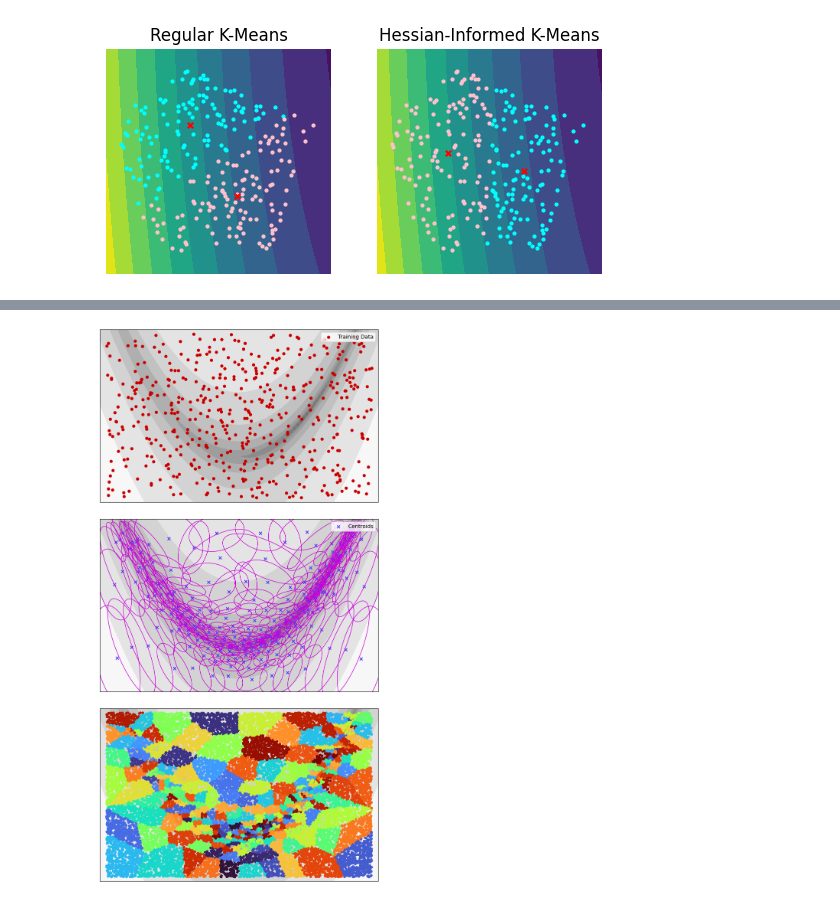
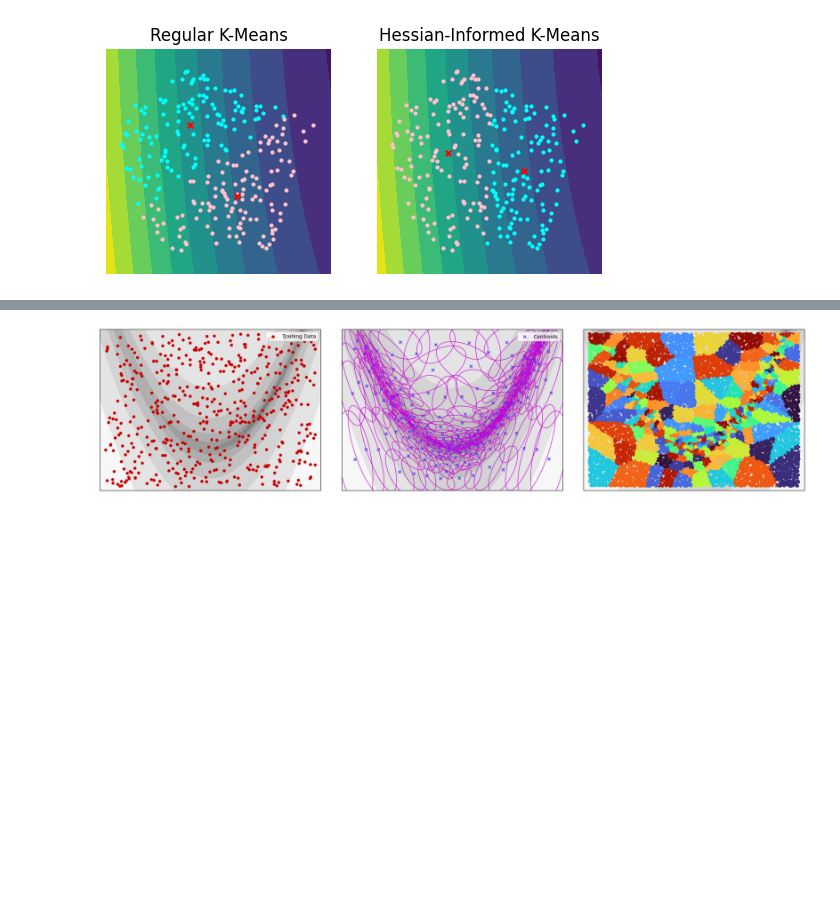
Before and after one commit to ut-padas/affini, a Jupyter notebook: ics_alg_descriptive_figs.ipynb, the cells around one changed output, grey strips where cells are left out. Saved outputs shown, nothing was run; the diff lists cells and outputs as text; code cells hidden in the pictures; blank space fills up the shorter version.

Commit message:
Figure code (from last week)

```diff
--- a/ics_alg_descriptive_figs.ipynb
+++ b/ics_alg_descriptive_figs.ipynb
@@ -604,7 +616,7 @@ labels = _assign_labels(centroids, new_X_train)
 levels = np.linspace(Z.min(), Z.max(), 10)
 
 # plots
-fig, ax = plt.subplots(3, 1, figsize=(8, 15))
+fig, ax = plt.subplots(1, 3, figsize=(20,5))
 fig.tight_layout()
 
 # gray colormap
@@ -639,31 +651,33 @@ ellipses = []
 for j, TR in enumerate(TRs):
     ellipses.append(convert_to_ellipse_object(TR, centroids[j], "#cb00d9", filled=False, alpha=0.7))
 ax[p].contourf(X, Y, np.log10(Z), levels=10, cmap=new_cmap)
 # ax[p].contour(X, Y, np.log10(Z), levels=10, colors="black", linewidths=1.5, alpha=0.5, zorder=0)
 plot_points(centroids, ax[p], color="#4C38FF", marker='x', size=30, label='Centroids')
 plot_ellipses(ellipses, ax[p], False)
 ax[p].set_xlim(xlims)
 ax[p].set_ylim(ylims)
 ax[p].legend(loc='upper right')
 ax[p].set_xticks([])
 ax[p].set_yticks([])
 
 # Fig (c): colored input points (but reclustered)
 p = 2
 ax[p].contourf(X, Y, np.log10(Z), levels=10, cmap=new_cmap)
 # ax[p].contour(X, Y, np.log10(Z), levels=10, colors="black", linewidths=1.5, alpha=0.5, zorder=0)
 cmap = plt.get_cmap('turbo', len(centroids))
 plot_colors = [cmap(x) for x in np.linspace(0, 1, len(centroids))]
 ax[p].scatter(new_X_train[:,0], new_X_train[:,1], c=labels, cmap=cmap, s=15)
 xlims = ax[0].get_xlim()
 ylims = ax[0].get_ylim()
 ax[p].set_xlim(xlims)
 ax[p].set_ylim(ylims)
 # plot_points(centroids, ax[p], color="#000000", marker='x', size=10)
 # plot_ellipses(ellipses, ax[p], False)
 ax[p].set_xticks([])
 ax[p].set_yticks([])
 
 plt.show()
+
+fig.savefig('figs/ellipses_2_sideways.svg', bbox_inches='tight', pad_inches=0)
 # %% [output]
-[figure, old version]
+[figure, new version]
```
Also changed, not shown: parts of 2 cells of this notebook.
